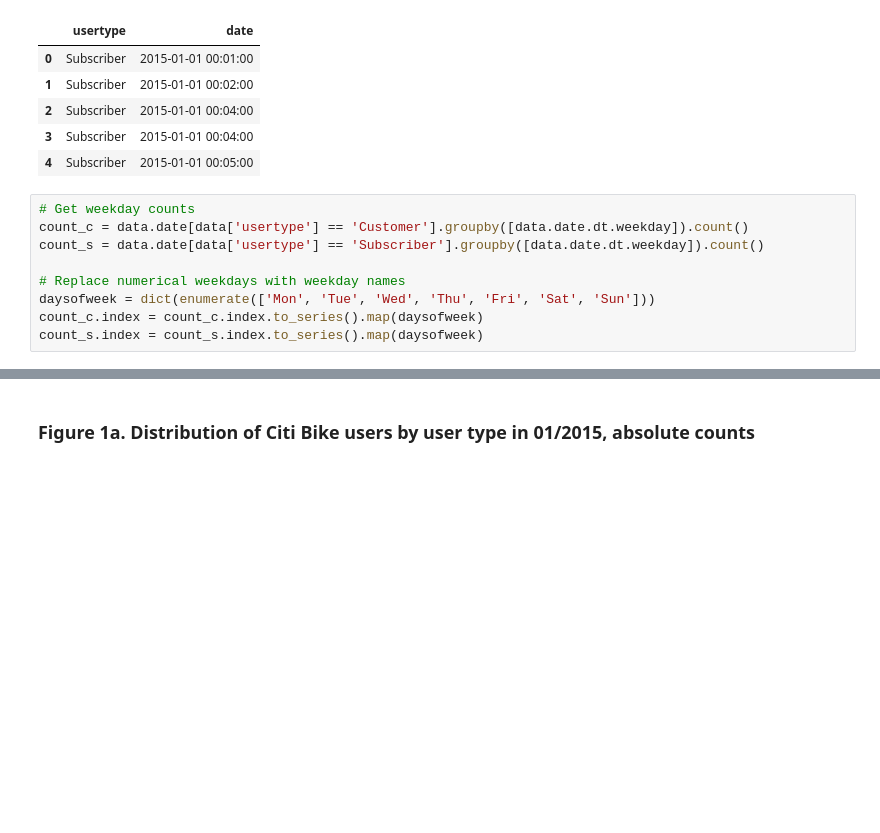
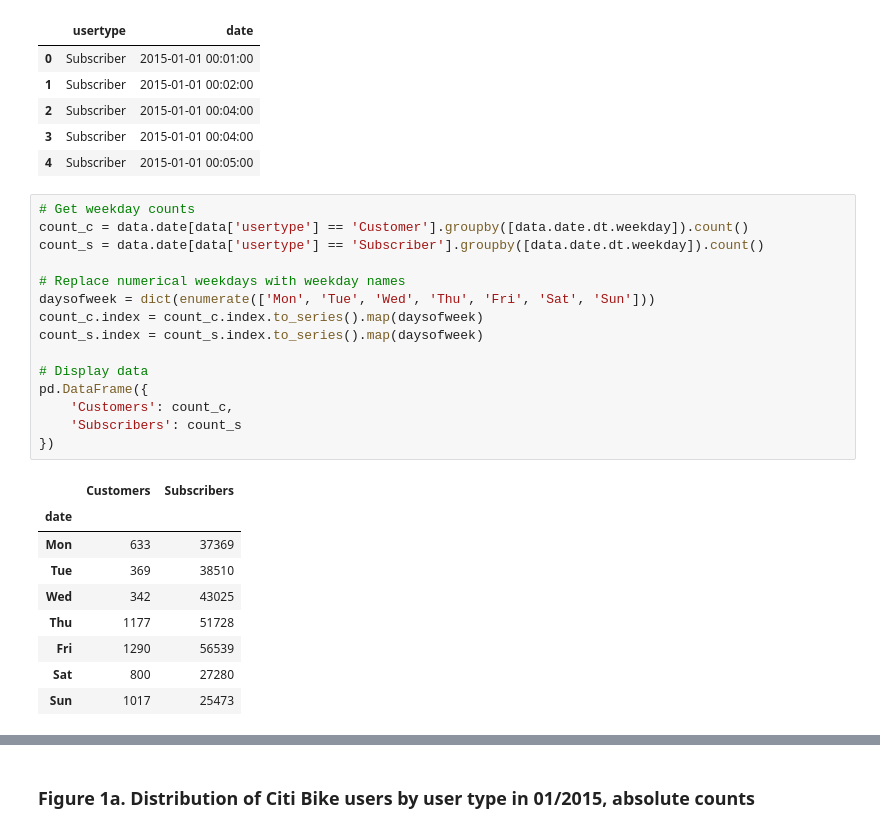
Before and after one commit to beasteers/PUI2017_bs3639, a Jupyter notebook: HW3_bs3639/Assignment2.ipynb, the cells around one changed output, grey strips where cells are left out. Saved outputs shown, nothing was run; the diff lists cells and outputs as text; blank space fills up the shorter version.

```diff
--- a/HW3_bs3639/Assignment2.ipynb
+++ b/HW3_bs3639/Assignment2.ipynb
@@ -85,12 +93,28 @@ data.head()
 # %%
 # Get weekday counts
 count_c = data.date[data['usertype'] == 'Customer'].groupby([data.date.dt.weekday]).count()
 count_s = data.date[data['usertype'] == 'Subscriber'].groupby([data.date.dt.weekday]).count()
 
 # Replace numerical weekdays with weekday names
 daysofweek = dict(enumerate(['Mon', 'Tue', 'Wed', 'Thu', 'Fri', 'Sat', 'Sun']))
 count_c.index = count_c.index.to_series().map(daysofweek)
 count_s.index = count_s.index.to_series().map(daysofweek)
+
+# Display data
+pd.DataFrame({
+    'Customers': count_c,
+    'Subscribers': count_s
+})
+# %% [output]
+|  | Customers | Subscribers |
+| date |  |  |
+| Mon | 633 | 37369 |
+| Tue | 369 | 38510 |
+| Wed | 342 | 43025 |
+| Thu | 1177 | 51728 |
+| Fri | 1290 | 56539 |
+| Sat | 800 | 27280 |
+| Sun | 1017 | 25473 |
 # %%
 _width = 0.4
 
```
Also changed, not shown: parts of 6 cells of this notebook, 1 other file.
